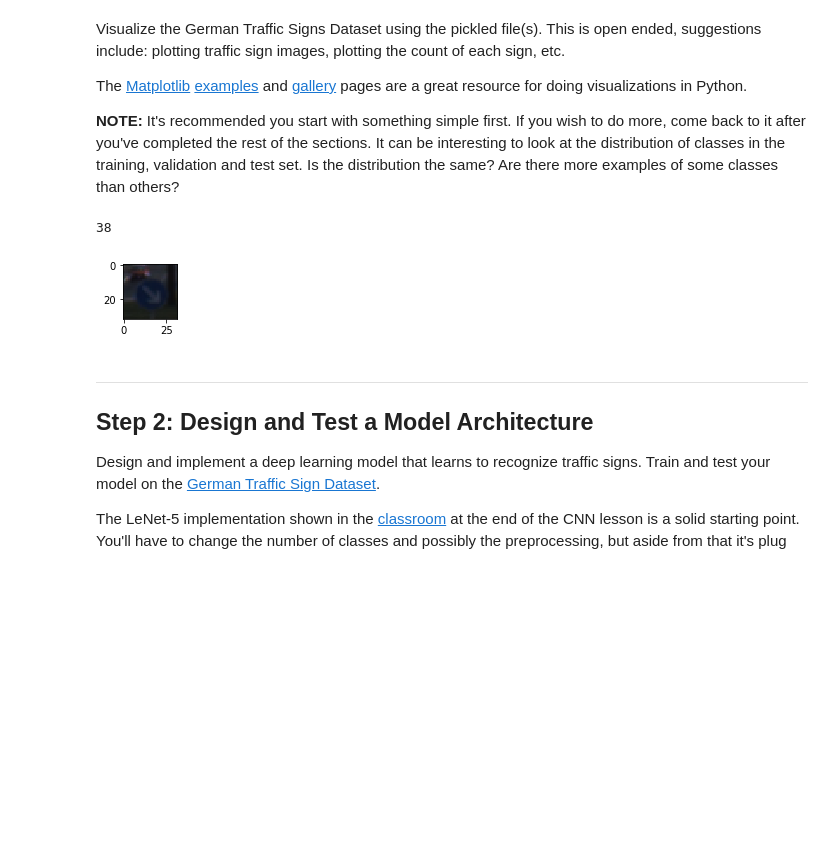
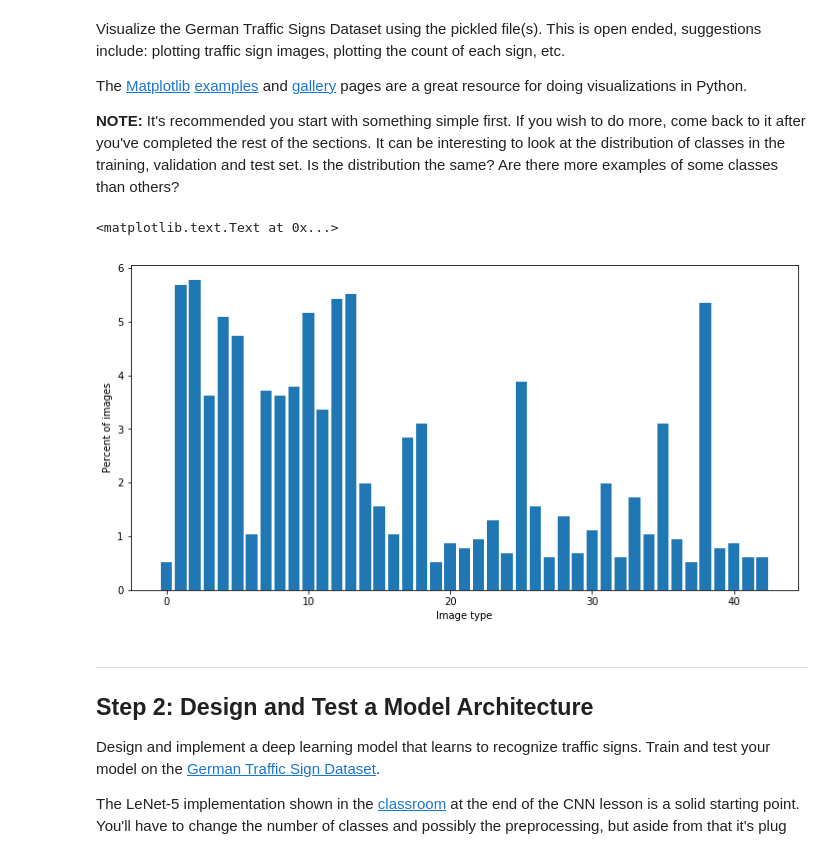
Before and after one commit to blcooley/CarND-Traffic-Sign-Classifier-Project, a Jupyter notebook: Traffic_Sign_Classifier.ipynb, the cells around one changed output. Saved outputs shown, nothing was run; the diff lists cells and outputs as text; code cells hidden in the pictures; blank space fills up the shorter version.

```diff
--- a/Traffic_Sign_Classifier.ipynb
+++ b/Traffic_Sign_Classifier.ipynb
@@ -25,9 +25,9 @@ import pickle
 
 # TODO: Fill this in based on where you saved the training and testing data
 
-training_file = "/home/carnd/train.p"
-validation_file = "/home/carnd/valid.p"
-testing_file = "/home/carnd/test.p"
+training_file = "./traffic-signs-data/train.p"
+validation_file = "./traffic-signs-data/valid.p"
+testing_file = "./traffic-signs-data/test.p"
 
 with open(training_file, mode='rb') as f:
     train = pickle.load(f)
@@ -93,20 +95,21 @@ The [Matplotlib](http://matplotlib.org/) [examples](http://matplotlib.org/exampl
 # %%
 ### Data exploration visualization code goes here.
 ### Feel free to use as many code cells as needed.
 import matplotlib.pyplot as plt
 # Visualizations will be shown in the notebook.
 %matplotlib inline
 
-import random
-index = random.randint(0, len(X_train))
-image = X_train[index].squeeze()
+import numpy as np
 
-plt.figure(figsize=(1,1))
-plt.imshow(image)
-print(y_train[index])
+unique, counts = np.unique(y_train, return_counts=True)
+counts = np.divide(counts, 0.01*len(y_train))
+plt.figure(figsize=(12,6))
+plt.bar(unique, counts)
+plt.ylabel("Percent of images")
+plt.xlabel("Image type")
 # %% [output]
-38
+<matplotlib.text.Text at 0x...>
-[figure, old version]
+[figure, new version]
 # %% [markdown]
 ----
 
```
Also changed, not shown: parts of 1 cell of this notebook, 2 other files.
